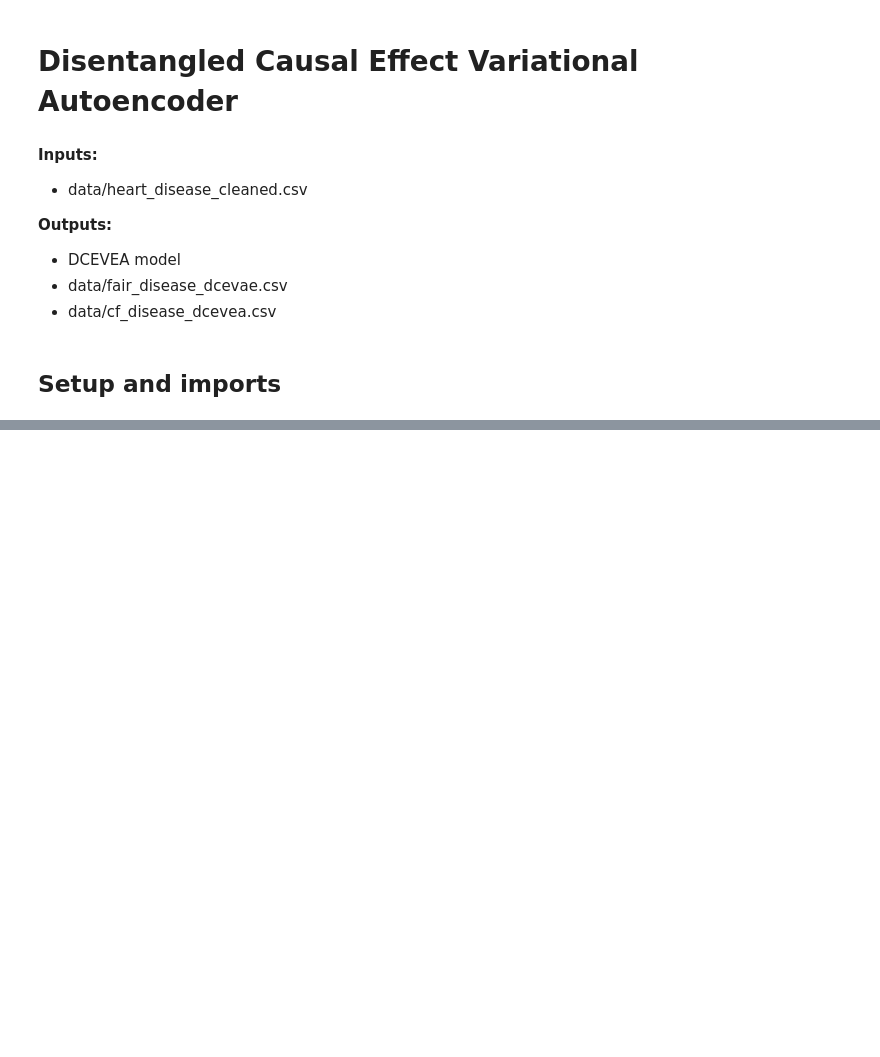
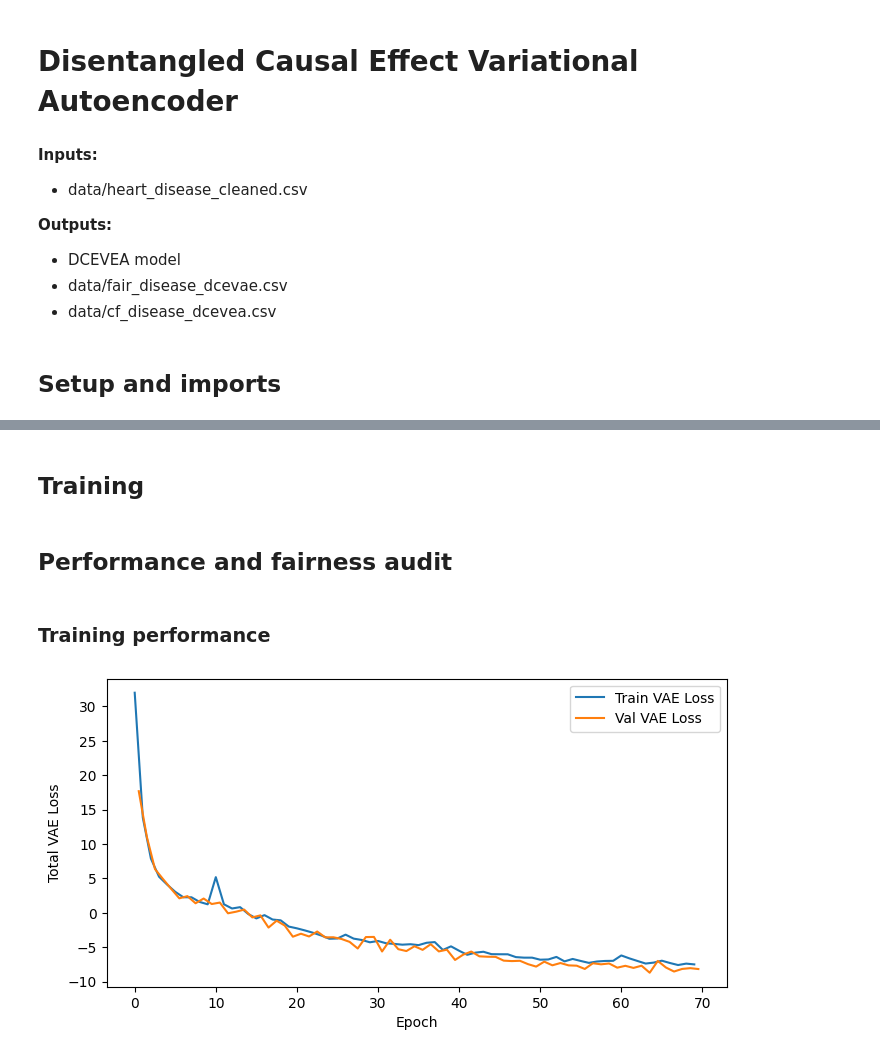
Before and after one commit to LuSyo/Health-ML-Bias-Experiments, a Jupyter notebook: notebooks/03_CAD_DCEVAE.ipynb, the cells around one changed output, grey strips where cells are left out. Saved outputs shown, nothing was run; the diff lists cells and outputs as text; code cells hidden in the pictures; blank space fills up the shorter version.

Commit message:
Save training curves

```diff
--- a/notebooks/03_CAD_DCEVAE.ipynb
+++ b/notebooks/03_CAD_DCEVAE.ipynb
@@ -37,14 +40,13 @@ from argparse import Namespace
 import datetime
 
 DEVICE = torch.device('cuda' if torch.cuda.is_available() else 'cpu')
-MODEL_PATH = PROJECT_ROOT + '/models/dcevae.pt'
 SEED = 4
 BATCH_SIZE = 32
 UC_DIM = 12
 UD_DIM = 12
 H_DIM = 5
 ACT_FN = 'relu'
-N_EPOCHS = 40
+N_EPOCHS = 70
 LEARNING_RATE = 0.01
 CORR_RECON_ALPHA = 1
 DESC_RECON_ALPHA = 1
@@ -54,11 +56,10 @@ TC_BETA = 1
 DISTILL_KL_ANN_N = 10
 MAPPING = '../configs/uci_feature_mapping.json'
 DATA = 'heart_disease_cleaned.csv'
-EXP_NAME = datetime.datetime.now().strftime('%Y-%m-%d') + '-01'
+EXP_NAME = datetime.datetime.now().strftime('%Y-%m-%d') + '_70'
 
 args = Namespace(
     device=DEVICE,
-    model_path=MODEL_PATH,
     seed=SEED,
     batch_size=BATCH_SIZE,
     uc_dim=UC_DIM,
@@ -75,8 +76,11 @@ args = Namespace(
     tc_b = TC_BETA,
     mapping = MAPPING,
     data = DATA,
-    exp_name = EXP_NAME
+    exp_name = EXP_NAME,
+    root_dir = PROJECT_ROOT
 )
+# %% [markdown]
+## Training
 # %%
 # Initialise logger
 logger = setup_logger(PROJECT_ROOT + Config.LOG_DIR, args.exp_name)
@@ -111,14 +122,12 @@ test_dcevae(model, test_loader, logger, args)
+# %% [markdown]
+## Performance and fairness audit
+# %% [markdown]
+### Training performance
 # %%
-import matplotlib.pyplot as plt
-import seaborn as sns
+training_metrics = pd.read_csv(f'{args.root_dir}{Config.RESULTS_DIR}{args.exp_name}/training_metrics.csv')
 
-training_metrics = pd.DataFrame(training_log)
 
-fig, ax = plt.subplots(figsize=(8, 4))
-sns.lineplot(x=training_metrics.index, y=training_metrics["avg_train_loss"], ax=ax, label='Train VAE Loss', errorbar=None)
-sns.lineplot(x=training_metrics.index+.5, y=training_metrics["avg_val_loss"], ax=ax, label='Val VAE Loss', errorbar=None)
-plt.legend()
-plt.xlabel('Epoch')
-plt.ylabel('Total VAE Loss')
-plt.show()
+train_val_loss_curve(training_metrics, args)
+# %% [output]
+[figure, added]
 # %%
```
Also changed, not shown: parts of 5 cells of this notebook, 6 other files.
